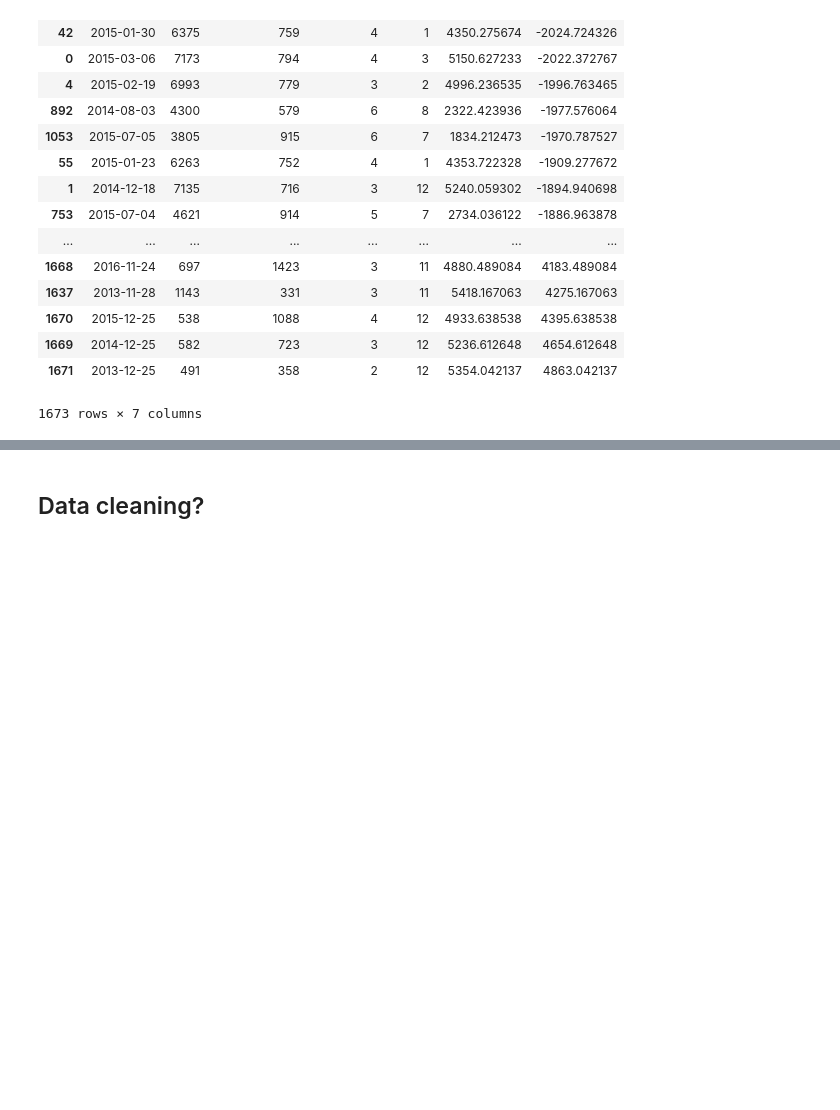
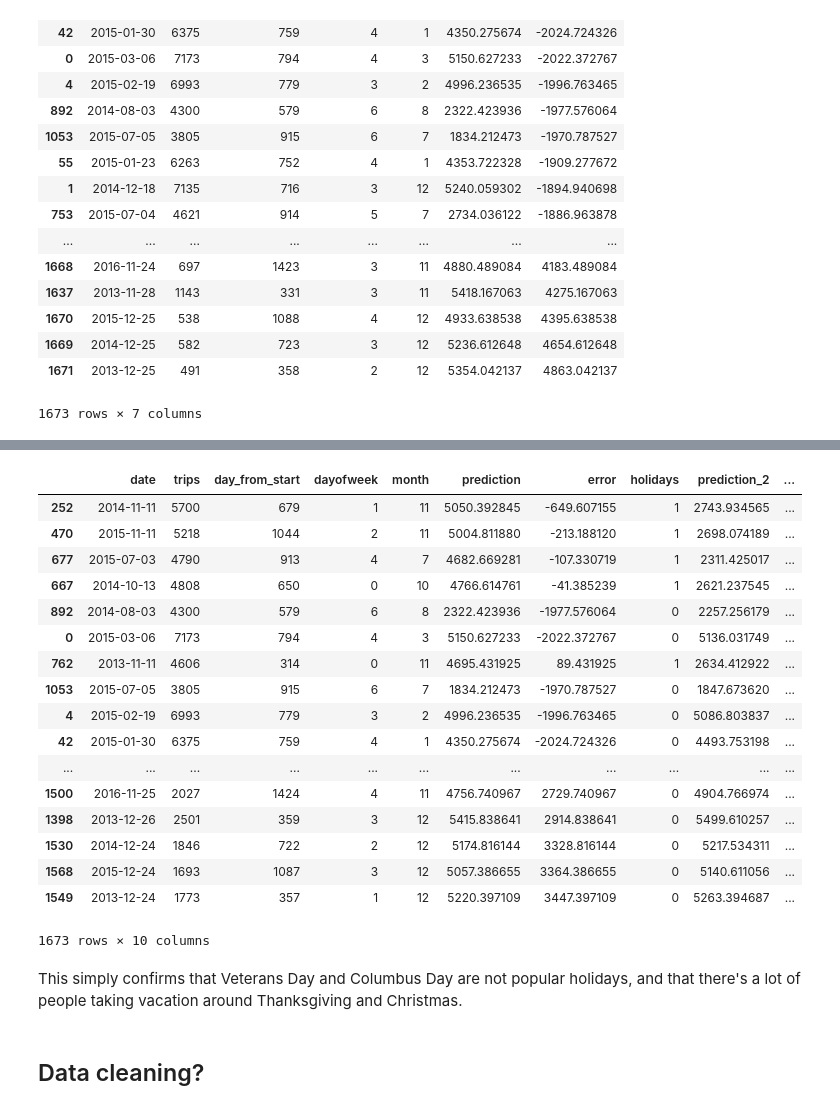
Before and after one commit to Inoueian/chicago-taxi, a Jupyter notebook: chicago-taxi_full_1.ipynb, the cells around one changed output, grey strips where cells are left out. Cells and saved outputs as stored; diff of their text form; code cells hidden in the pictures; blank space fills up the shorter version.

```diff
--- a/chicago-taxi_full_1.ipynb
+++ b/chicago-taxi_full_1.ipynb
@@ -303,0 +314,8 @@ Worst overpredictions are considerably worse (by ~3000 trips and even greater) t
+# %%
+X_one_hot_2 = np.concatenate((X_one_hot, df_by_date['holidays'].values.reshape((-1,1))), axis=1)
+# %%
+#Run 2nd regression
+regr2 = linear_model.LinearRegression()
+regr2.fit(X_one_hot_2, y)
+print(regr2.score(X_one_hot_2, y))
+print(regr2.coef_)
@@ -303,0 +330,29 @@ Worst overpredictions are considerably worse (by ~3000 trips and even greater) t
+# %%
+y_pred_2 = regr2.predict(X_one_hot_2)
+# %%
+df_by_date['prediction_2'] = y_pred_2
+df_by_date['error_2'] = df_by_date['prediction_2'] - df_by_date['trips']
+# %%
+#Look at the worst predicted days
+df_by_date.sort_values('error_2')
+# %% [output]
+|  | date | trips | day_from_start | dayofweek | month | prediction | error | holidays | prediction_2 | ... |
+| 252 | 2014-11-11 | 5700 | 679 | 1 | 11 | 5050.392845 | -649.607155 | 1 | 2743.934565 | ... |
+| 470 | 2015-11-11 | 5218 | 1044 | 2 | 11 | 5004.811880 | -213.188120 | 1 | 2698.074189 | ... |
+| 677 | 2015-07-03 | 4790 | 913 | 4 | 7 | 4682.669281 | -107.330719 | 1 | 2311.425017 | ... |
+| 667 | 2014-10-13 | 4808 | 650 | 0 | 10 | 4766.614761 | -41.385239 | 1 | 2621.237545 | ... |
+| 892 | 2014-08-03 | 4300 | 579 | 6 | 8 | 2322.423936 | -1977.576064 | 0 | 2257.256179 | ... |
+| 0 | 2015-03-06 | 7173 | 794 | 4 | 3 | 5150.627233 | -2022.372767 | 0 | 5136.031749 | ... |
+| 762 | 2013-11-11 | 4606 | 314 | 0 | 11 | 4695.431925 | 89.431925 | 1 | 2634.412922 | ... |
+| 1053 | 2015-07-05 | 3805 | 915 | 6 | 7 | 1834.212473 | -1970.787527 | 0 | 1847.673620 | ... |
+| 4 | 2015-02-19 | 6993 | 779 | 3 | 2 | 4996.236535 | -1996.763465 | 0 | 5086.803837 | ... |
+| 42 | 2015-01-30 | 6375 | 759 | 4 | 1 | 4350.275674 | -2024.724326 | 0 | 4493.753198 | ... |
+| ... | ... | ... | ... | ... | ... | ... | ... | ... | ... | ... |
+| 1500 | 2016-11-25 | 2027 | 1424 | 4 | 11 | 4756.740967 | 2729.740967 | 0 | 4904.766974 | ... |
+| 1398 | 2013-12-26 | 2501 | 359 | 3 | 12 | 5415.838641 | 2914.838641 | 0 | 5499.610257 | ... |
+| 1530 | 2014-12-24 | 1846 | 722 | 2 | 12 | 5174.816144 | 3328.816144 | 0 | 5217.534311 | ... |
+| 1568 | 2015-12-24 | 1693 | 1087 | 3 | 12 | 5057.386655 | 3364.386655 | 0 | 5140.611056 | ... |
+| 1549 | 2013-12-24 | 1773 | 357 | 1 | 12 | 5220.397109 | 3447.397109 | 0 | 5263.394687 | ... |
+1673 rows × 10 columns
+# %% [markdown]
+This simply confirms that Veterans Day and Columbus Day are not popular holidays, and that there's a lot of people taking vacation around Thanksgiving and Christmas.
```
Also changed, not shown: parts of 9 cells of this notebook, 1 other file.
